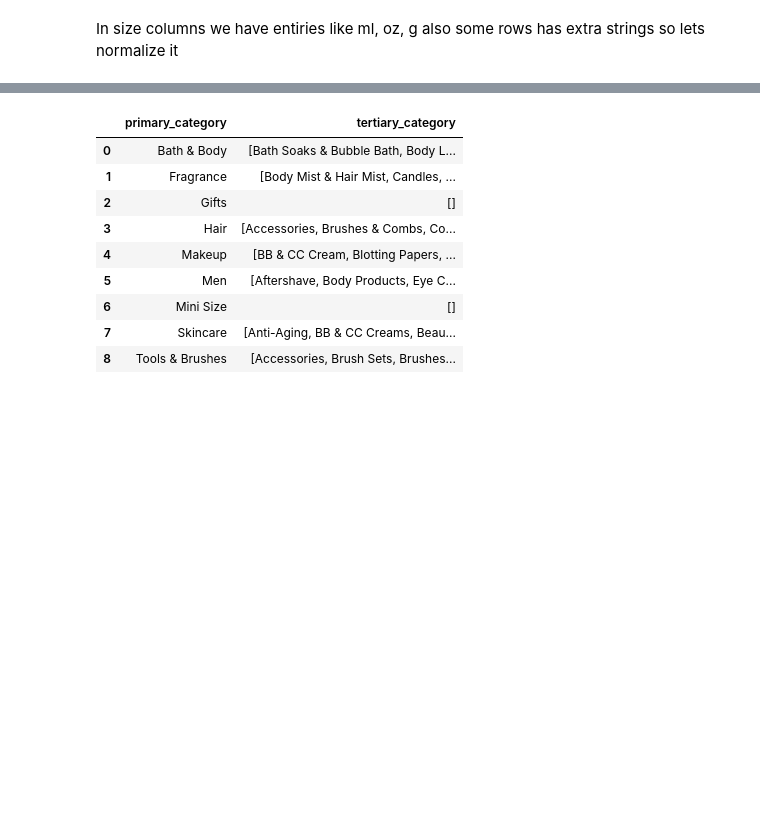
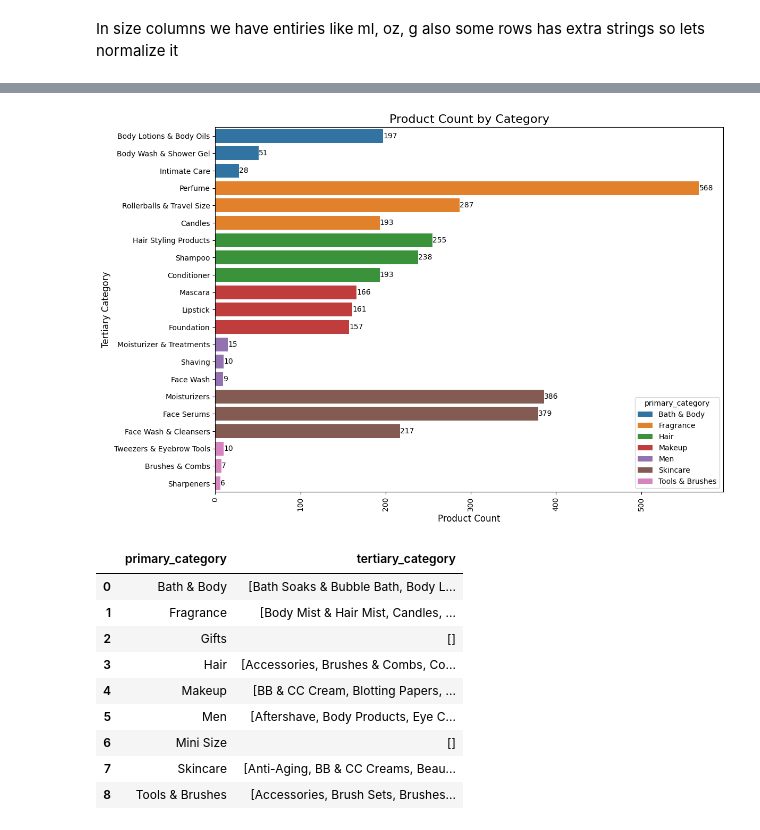
Before and after one commit to aakshatha02/sephora-product-analysis, a Jupyter notebook: sephora_product_analysis.ipynb, the cells around one changed output, grey strips where cells are left out. Cells and saved outputs as stored; diff of their text form; code cells hidden in the pictures; blank space fills up the shorter version.

```diff
--- a/sephora_product_analysis.ipynb
+++ b/sephora_product_analysis.ipynb
@@ -127,3 +131,13 @@ df_size = df[df['ingredients'].isna()]
 df_size
 # %% [output]
 |  | product_name | brand_name | rating | reviews | size_ml | ingredients | price_usd | sephora_exclusive | ... |
+# %%
+df_category = (df.groupby(['primary_category','tertiary_category'], as_index=False)
+               .agg({'product_name': 'count'})
+               .rename(columns={'product_name': 'product_count'})
+               .sort_values(['primary_category','product_count'], ascending=[True,False] ))
+
+df_category = (df_category.groupby("primary_category")
+               .head(3)
+               .reset_index(drop=True))
+df_category
@@ -130,3 +162,19 @@ df_size
+# %%
+plt.figure(figsize=(12, 8))
+ax = sns.barplot(data=df_category, y='tertiary_category', x='product_count', hue='primary_category', dodge=False)
+
+for container in ax.containers:
+    ax.bar_label(container)
+
+plt.title('Product Count by Category', fontsize=16)
+plt.ylabel('Tertiary Category', fontsize=12)
+plt.xlabel('Product Count', fontsize=12)
+plt.xticks(rotation=90)
+plt.tight_layout()
+
+plt.show()
+# %% [output]
+[figure, added]
 # %%
 category_df = (df.groupby('primary_category', as_index=False)
                .agg({
```
Also changed, not shown: parts of 6 cells of this notebook.
